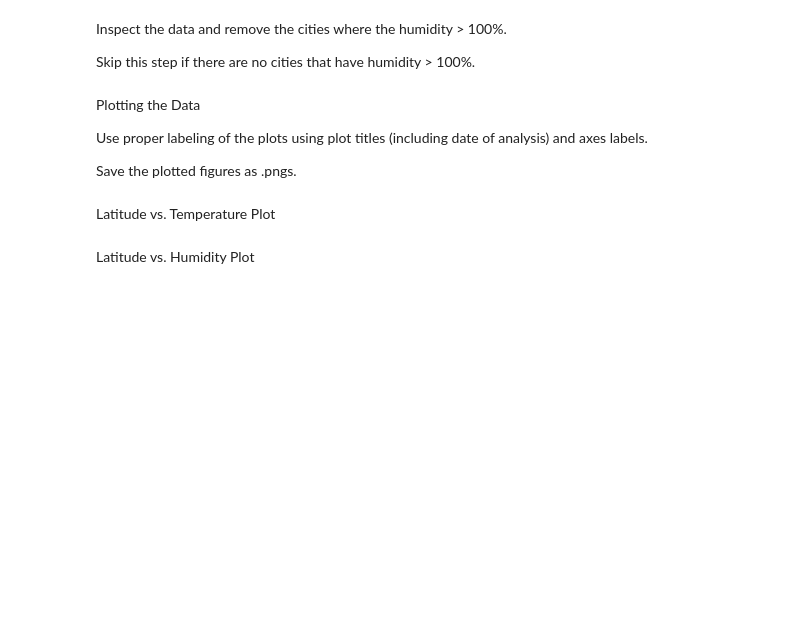
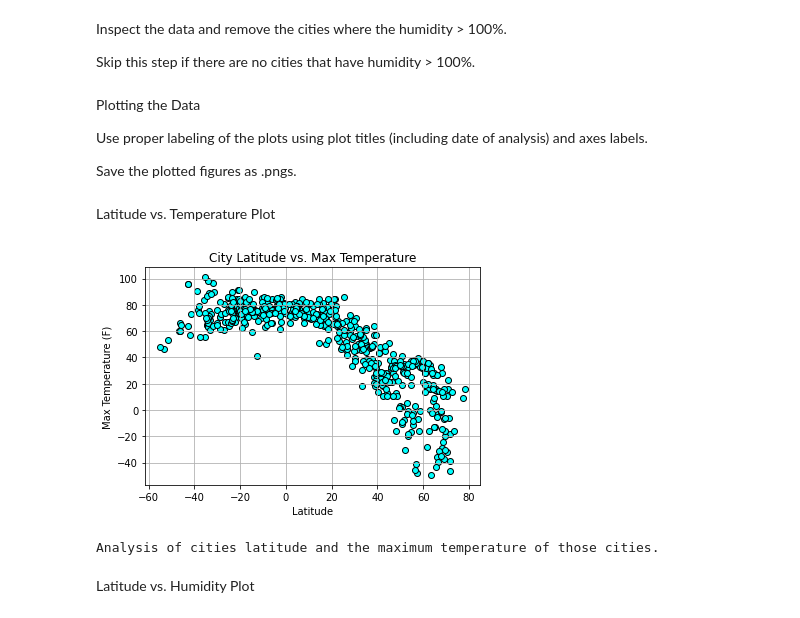
Before and after one commit to jrosedavis/Python-API-Challenge, a Jupyter notebook: WeatherPy/main HW6.ipynb, the cells around one changed output. Drawn from its saved outputs; the diff is of its cells as text; code cells hidden in the pictures; blank space fills up the shorter version.

```diff
--- a/WeatherPy/main HW6.ipynb
+++ b/WeatherPy/main HW6.ipynb
@@ -144,0 +179,5 @@ Display the DataFrame
+# %%
+#Read into export csv file
+file_path = "../output_data/city_weather_data.csv"
+city_weather = pd.read_csv(file_path)
+city_weather
@@ -159,5 +213,19 @@ Use proper labeling of the plots using plot titles (including date of analysis)
 Save the plotted figures as .pngs.
 # %% [markdown]
 Latitude vs. Temperature Plot
+# %%
+x_axis = city_weather['Lat']
+y_axis = city_weather['Max Temp']
+plt.scatter(x_axis, y_axis, marker="o", facecolors="cyan", edgecolors="black")
+plt.title("City Latitude vs. Max Temperature")
+plt.xlabel("Latitude")
+plt.ylabel("Max Temperature (F)")
+plt.savefig("../Images/LatVSMaxT.png")
+plt.grid()
+plt.show()
+print("Analysis of cities latitude and the maximum temperature of those cities.")
+# %% [output]
+[figure, added]
+Analysis of cities latitude and the maximum temperature of those cities.
 # %% [markdown]
 Latitude vs. Humidity Plot
```
Also changed, not shown: parts of 27 cells of this notebook, 14 other files.
